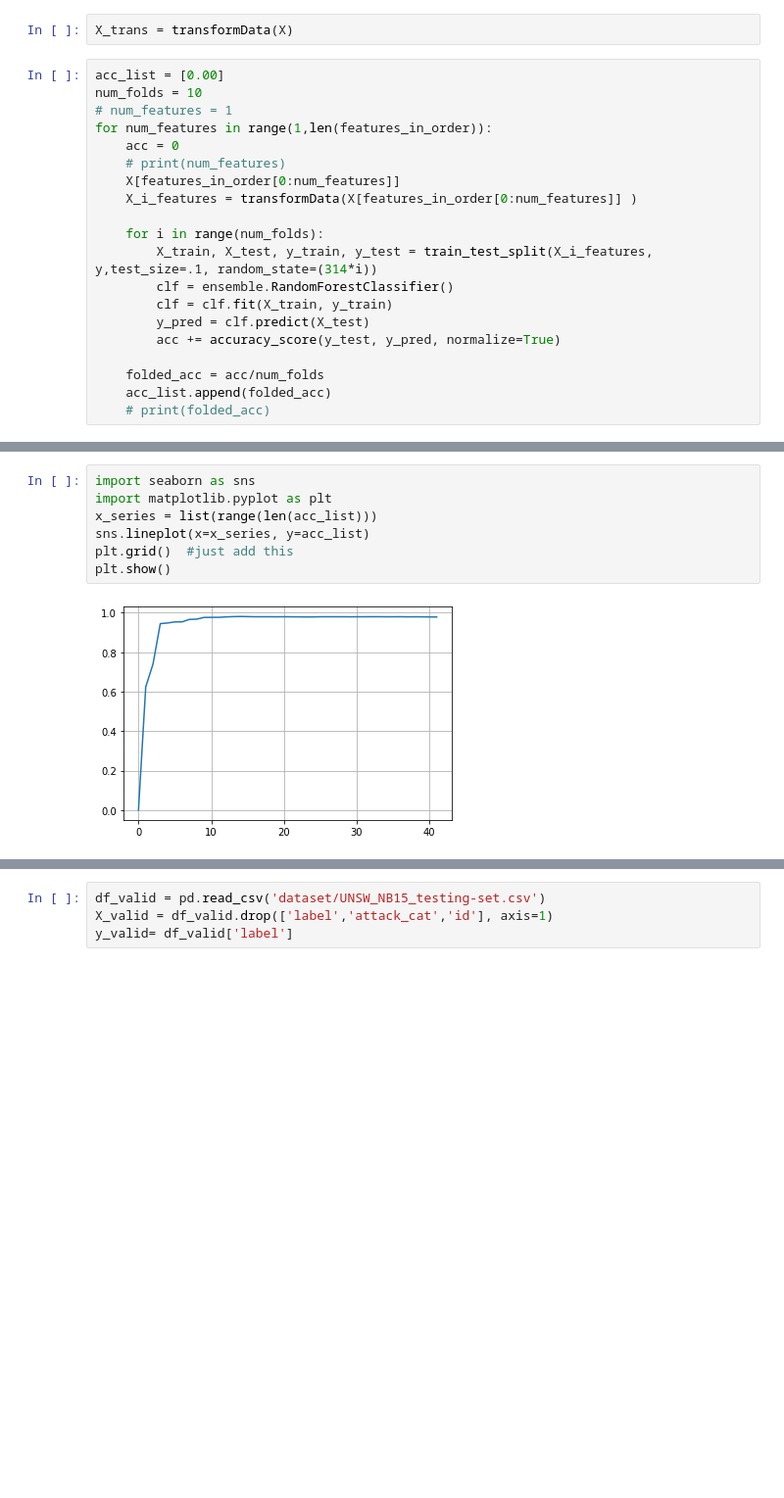
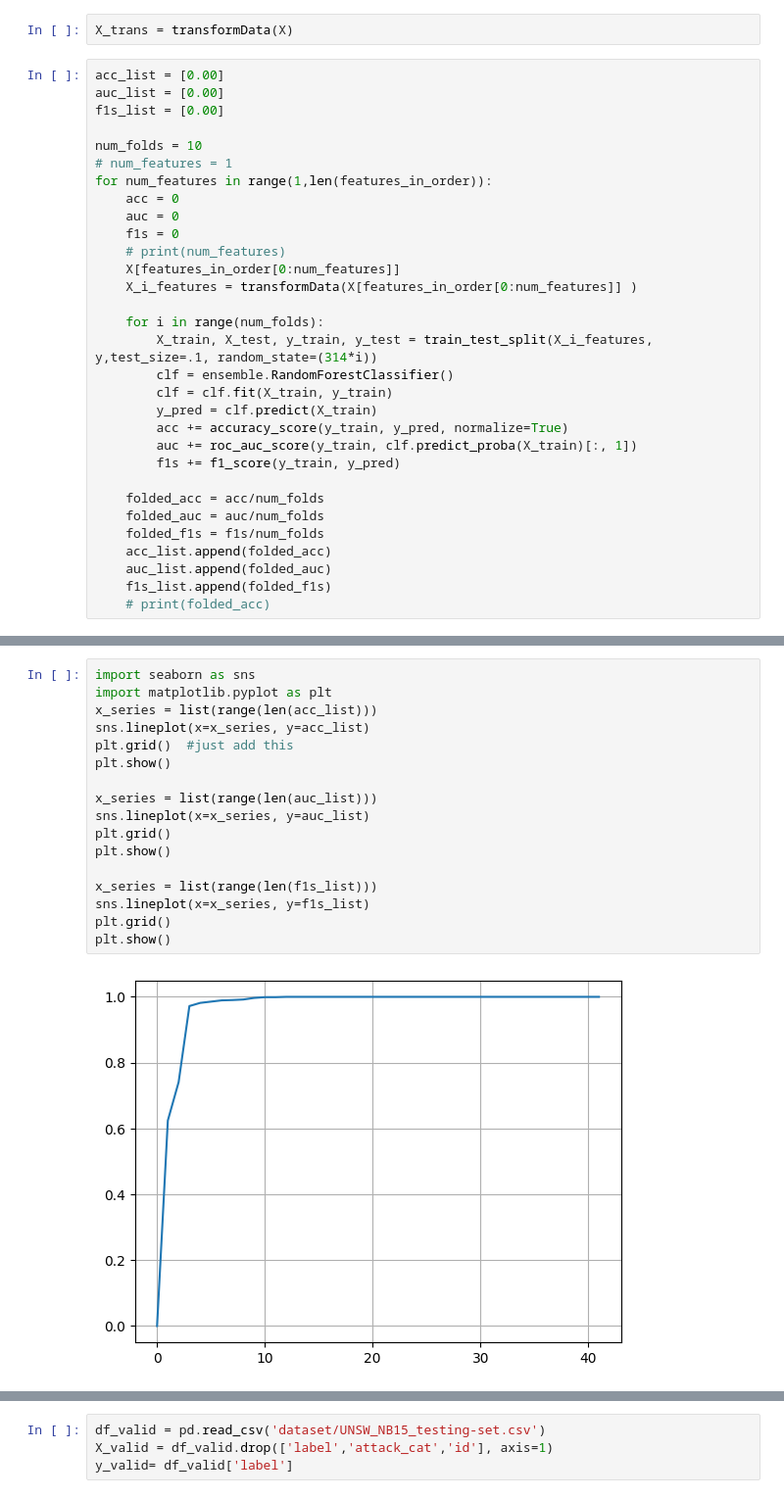
Before and after one commit to jeffvfa/fluffy-carnival, a Jupyter notebook: final_model.ipynb, the cells around one changed output, grey strips where cells are left out. Shown at 98% size. Cells and saved outputs as stored; diff of their text form; blank space fills up the shorter version.

```diff
--- a/final_model.ipynb
+++ b/final_model.ipynb
@@ -105,10 +105,15 @@ df
 X_trans = transformData(X)
 # %%
 acc_list = [0.00]
+auc_list = [0.00]
+f1s_list = [0.00]
+
 num_folds = 10
 # num_features = 1
 for num_features in range(1,len(features_in_order)):
     acc = 0
+    auc = 0
+    f1s = 0
     # print(num_features)
     X[features_in_order[0:num_features]]
     X_i_features = transformData(X[features_in_order[0:num_features]] )
@@ -117,11 +122,17 @@ for num_features in range(1,len(features_in_order)):
         X_train, X_test, y_train, y_test = train_test_split(X_i_features, y,test_size=.1, random_state=(314*i))
         clf = ensemble.RandomForestClassifier()
         clf = clf.fit(X_train, y_train)
-        y_pred = clf.predict(X_test)
-        acc += accuracy_score(y_test, y_pred, normalize=True)
+        y_pred = clf.predict(X_train)
+        acc += accuracy_score(y_train, y_pred, normalize=True)
+        auc += roc_auc_score(y_train, clf.predict_proba(X_train)[:, 1])
+        f1s += f1_score(y_train, y_pred)
 
     folded_acc = acc/num_folds
+    folded_auc = auc/num_folds
+    folded_f1s = f1s/num_folds
     acc_list.append(folded_acc)
+    auc_list.append(folded_auc)
+    f1s_list.append(folded_f1s)
     # print(folded_acc)
 # %%
 acc_list[10]
@@ -130,9 +141,19 @@ acc_list[10]
 # %%
 import seaborn as sns
 import matplotlib.pyplot as plt
 x_series = list(range(len(acc_list)))
 sns.lineplot(x=x_series, y=acc_list)
 plt.grid()  #just add this
 plt.show()
+
+x_series = list(range(len(auc_list)))
+sns.lineplot(x=x_series, y=auc_list)
+plt.grid()
+plt.show()
+
+x_series = list(range(len(f1s_list)))
+sns.lineplot(x=x_series, y=f1s_list)
+plt.grid()
+plt.show()
 # %% [output]
-[figure, old version]
+[figure, new version]
```
Also changed, not shown: parts of 4 cells of this notebook, 1 other file.
